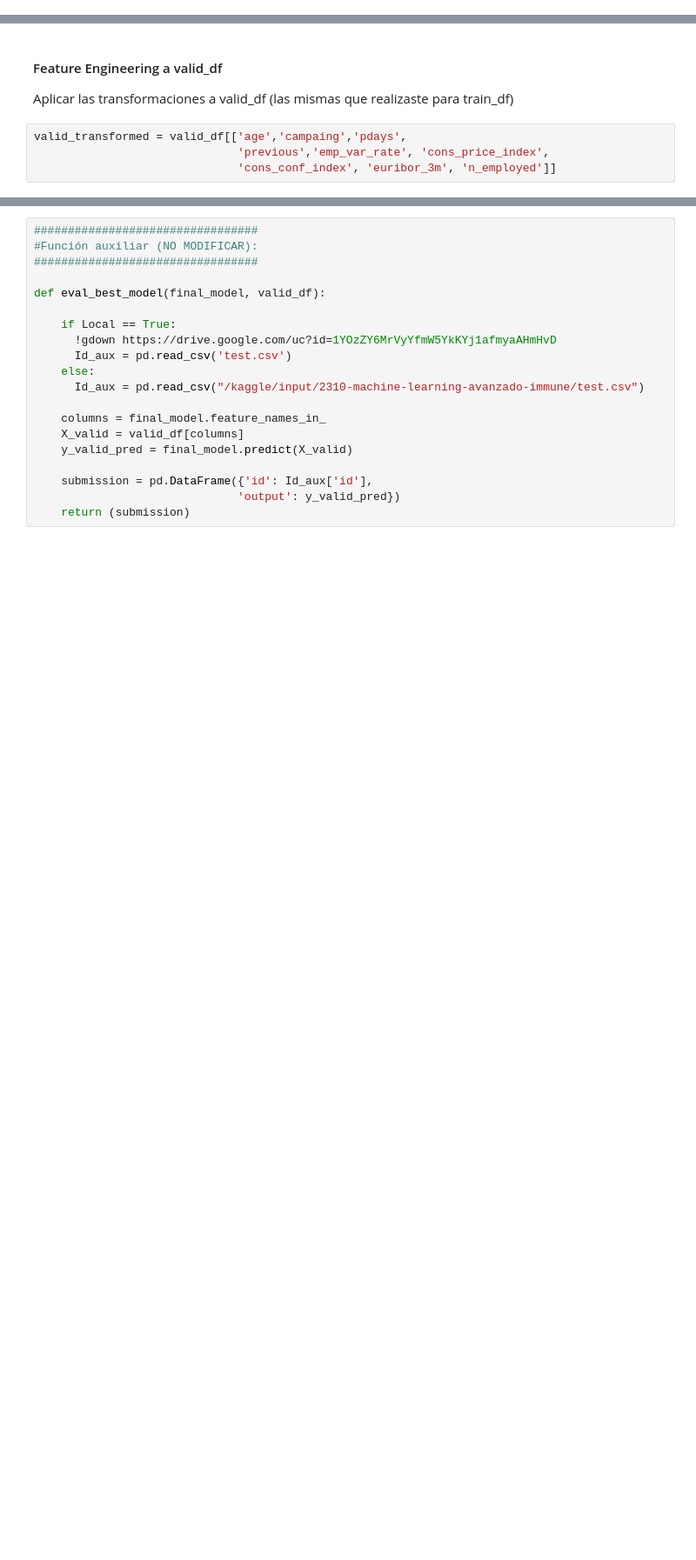
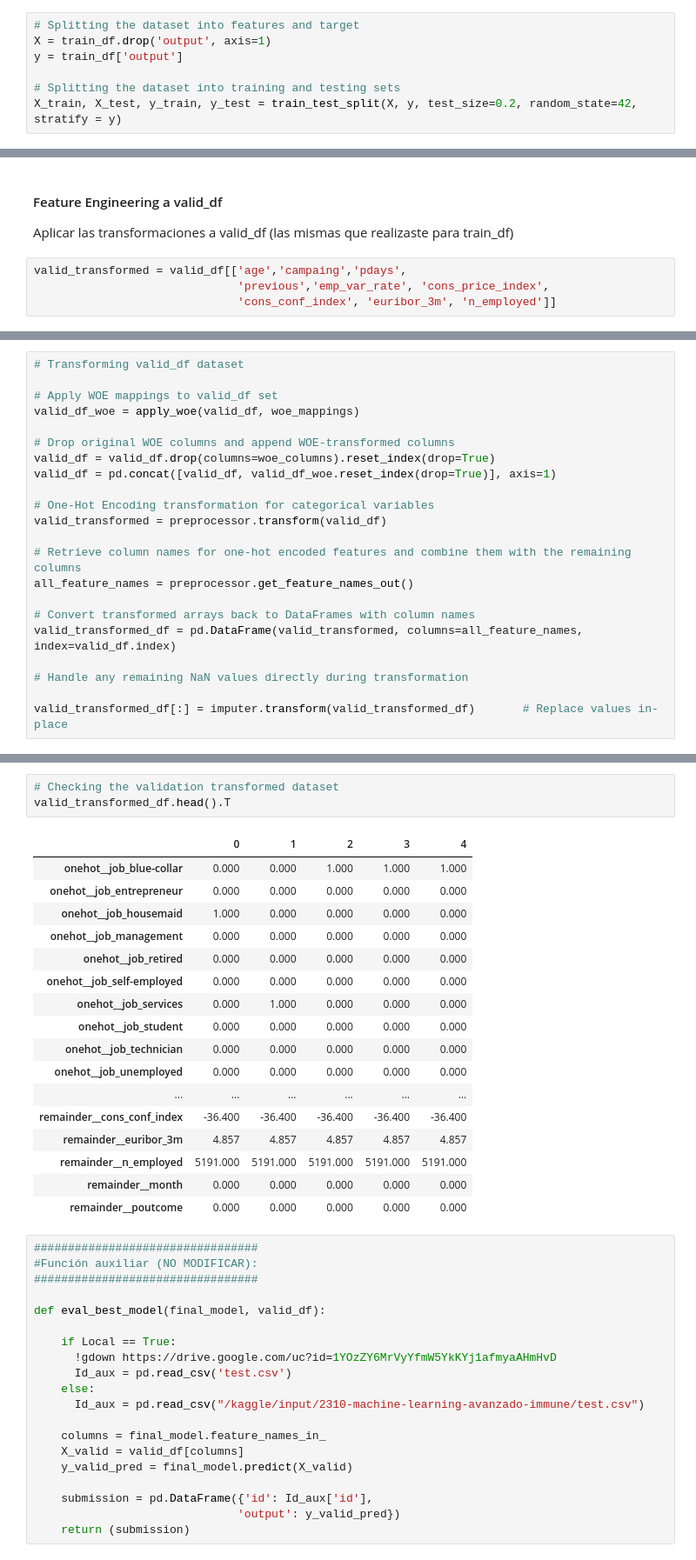
Before and after one commit to marcemir/MLAdvancedProject, a Jupyter notebook: 2410_kaggle_bank_campaingMarcelo.ipynb, the cells around one changed output, grey strips where cells are left out. Shown at 87% size. Saved outputs shown, nothing was run; the diff lists cells and outputs as text; blank space fills up the shorter version.

```diff
--- a/2410_kaggle_bank_campaingMarcelo.ipynb
+++ b/2410_kaggle_bank_campaingMarcelo.ipynb
@@ -485,0 +508,7 @@ Apply here all the transformations you consider necessary for training a model.
+# %%
+# Splitting the dataset into features and target
+X = train_df.drop('output', axis=1)
+y = train_df['output']
+
+# Splitting the dataset into training and testing sets
+X_train, X_test, y_train, y_test = train_test_split(X, y, test_size=0.2, random_state=42, stratify = y)
@@ -703,0 +857,22 @@ valid_transformed = valid_df[['age','campaing','pdays',
+# %%
+# Transforming valid_df dataset
+
+# Apply WOE mappings to valid_df set
+valid_df_woe = apply_woe(valid_df, woe_mappings)
+
+# Drop original WOE columns and append WOE-transformed columns
+valid_df = valid_df.drop(columns=woe_columns).reset_index(drop=True)
+valid_df = pd.concat([valid_df, valid_df_woe.reset_index(drop=True)], axis=1)
+
+# One-Hot Encoding transformation for categorical variables
+valid_transformed = preprocessor.transform(valid_df)
+
+# Retrieve column names for one-hot encoded features and combine them with the remaining columns
+all_feature_names = preprocessor.get_feature_names_out()
+
+# Convert transformed arrays back to DataFrames with column names
+valid_transformed_df = pd.DataFrame(valid_transformed, columns=all_feature_names, index=valid_df.index)
+
+# Handle any remaining NaN values directly during transformation
+
+valid_transformed_df[:] = imputer.transform(valid_transformed_df)       # Replace values in-place
@@ -704,3 +899,24 @@ valid_transformed = valid_df[['age','campaing','pdays',
+# %%
+# Checking the validation transformed dataset
+valid_transformed_df.head().T
+# %% [output]
+|  | 0 | 1 | 2 | 3 | 4 |
+| onehot__job_blue-collar | 0.000 | 0.000 | 1.000 | 1.000 | 1.000 |
+| onehot__job_entrepreneur | 0.000 | 0.000 | 0.000 | 0.000 | 0.000 |
+| onehot__job_housemaid | 1.000 | 0.000 | 0.000 | 0.000 | 0.000 |
+| onehot__job_management | 0.000 | 0.000 | 0.000 | 0.000 | 0.000 |
+| onehot__job_retired | 0.000 | 0.000 | 0.000 | 0.000 | 0.000 |
+| onehot__job_self-employed | 0.000 | 0.000 | 0.000 | 0.000 | 0.000 |
+| onehot__job_services | 0.000 | 1.000 | 0.000 | 0.000 | 0.000 |
+| onehot__job_student | 0.000 | 0.000 | 0.000 | 0.000 | 0.000 |
+| onehot__job_technician | 0.000 | 0.000 | 0.000 | 0.000 | 0.000 |
+| onehot__job_unemployed | 0.000 | 0.000 | 0.000 | 0.000 | 0.000 |
+| ... | ... | ... | ... | ... | ... |
+| remainder__cons_conf_index | -36.400 | -36.400 | -36.400 | -36.400 | -36.400 |
+| remainder__euribor_3m | 4.857 | 4.857 | 4.857 | 4.857 | 4.857 |
+| remainder__n_employed | 5191.000 | 5191.000 | 5191.000 | 5191.000 | 5191.000 |
+| remainder__month | 0.000 | 0.000 | 0.000 | 0.000 | 0.000 |
+| remainder__poutcome | 0.000 | 0.000 | 0.000 | 0.000 | 0.000 |
 # %%
 #################################
 #Función auxiliar (NO MODIFICAR):
```
Also changed, not shown: parts of 22 cells of this notebook, 1 other file.
